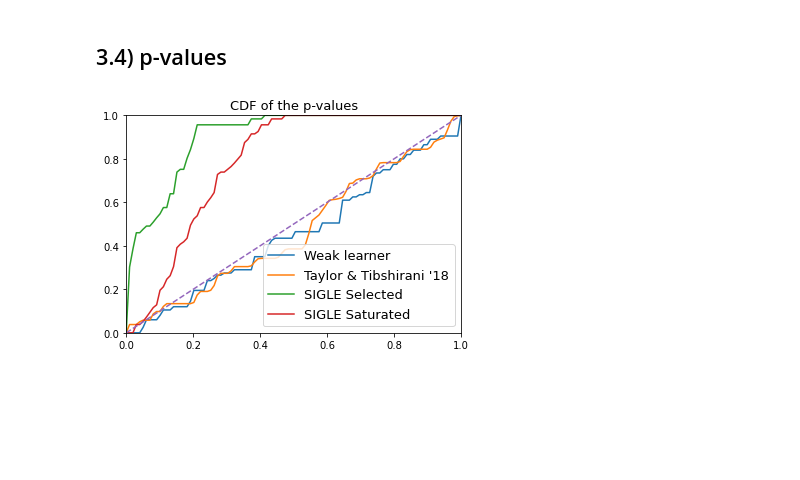
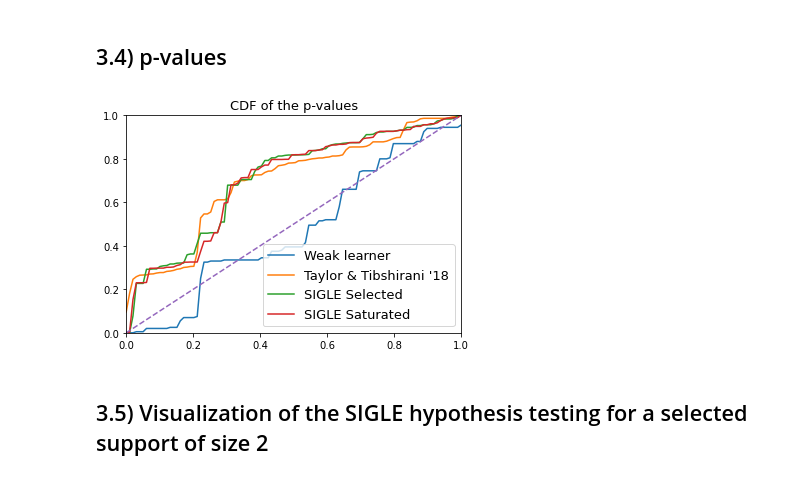
Before and after one commit to quentin-duchemin/SIGLE, a Jupyter notebook: package/package-PSILOGIT.ipynb, the cells around one changed output. Drawn from its saved outputs; the diff is of its cells as text; code cells hidden in the pictures; blank space fills up the shorter version.

```diff
--- a/package/package-PSILOGIT.ipynb
+++ b/package/package-PSILOGIT.ipynb
@@ -45,26 +37,28 @@ Proportion outside of the ellipse :  0.36771898621609606
 # %% [markdown]
 ## 3.0) Estimation of the conditional mean (under the null)
 # %%
-tildeGN12, barpi = model.params_saturated(model.sig, states)
+tildeGN12, barpi = model.params_saturated(signull, statesnull)
 # %% [markdown]
 ## 3.1) SIGLE
 # %%
-lspvals_selec, lspvals_sat, gaps = model.pval_SIGLE(states, barpi, l2_regularization=10, grad_descent={'lr':0.01,'return_gaps':True,'max_ite':100}, calibrated_from_samples=False, statesnull=None)
+lspvals_selec, lspvals_sat, gaps = model.pval_SIGLE(states, barpi, l2_regularization=10, grad_descent={'lr':0.01,'return_gaps':True,'max_ite':100}, calibrated_from_samples=True, statesnull=statesnull)
 # %% [markdown]
 ## 3.2) Taylor's procedure
 # %%
 gamma = np.zeros(len(model.M))
 gamma[0] = 1
-lspvals_tay = model.pval_taylor(states, thetanull=np.zeros(model.X.shape[1]), gamma=gamma)
+lspvals_tay = model.pval_taylor(states, thetanull=thetanull, gamma=gamma)
 # %% [markdown]
 ## 3.3) Weak Learner
 # %%
-lspvals_naive = model.pval_weak_learner(states[:200], states[:200], barpi, signull=np.zeros(model.X.shape[0]))
+lspvals_naive = model.pval_weak_learner(statesnull, states, barpi, signull=np.zeros(model.X.shape[0]))
 # %% [markdown]
 ## 3.4) p-values
 # %%
 lists_pvalues = [lspvals_naive, lspvals_tay, lspvals_selec, lspvals_sat]
 names = ['Weak learner', "Taylor & Tibshirani '18", 'SIGLE Selected', 'SIGLE Saturated']
-model.plot_cdf_pvalues(lists_pvalues, names, states = states[:200], sigalt=np.zeros(model.X.shape[0]), figname=None)
+model.plot_cdf_pvalues(lists_pvalues, names, states = states, sigalt=model.sig, figname=None)
 # %% [output]
-[figure, old version]
+[figure, new version]
+# %% [markdown]
+## 3.5) Visualization of the SIGLE hypothesis testing for a selected support of size 2
```
Also changed, not shown: parts of 8 cells of this notebook, 5 other files.
